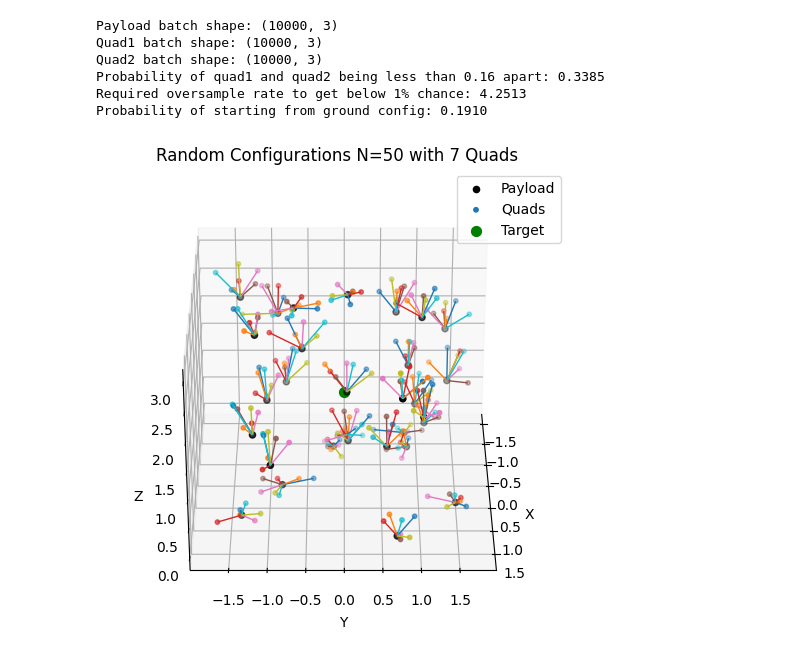
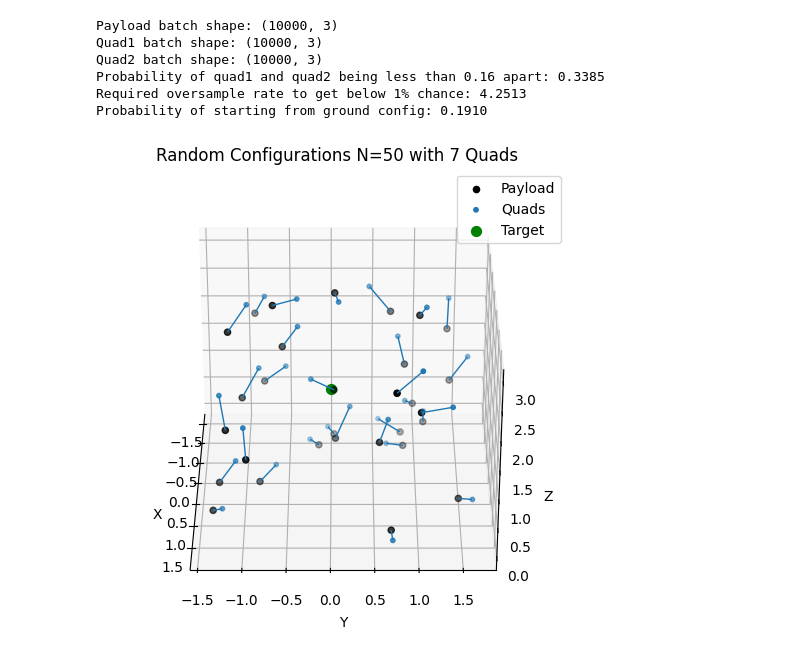
Before and after one commit to FLAIROx/JaxMARL, a Jupyter notebook: jaxmarl/environments/mabrax/randomization.ipynb, the cells around one changed output. Cells and saved outputs as stored; diff of their text form; code cells hidden in the pictures.

```diff
--- a/jaxmarl/environments/mabrax/randomization.ipynb
+++ b/jaxmarl/environments/mabrax/randomization.ipynb
@@ -540,7 +540,7 @@ def generate_configuration_batch(key, batch_size, num=3, cable_length=0.3):
 # ---------------------------------------------------------------------
 # Generate the filtered batch
 
-n = 7
+n = 1
 key = jax.random.PRNGKey(0)
 payload_final, quad_positions_final = generate_filtered_configuration_batch(key, batch_size=30, num=n, cable_length=0.5)
 
@@ -581,31 +581,31 @@ ax.scatter(xyz[:, 0], xyz[:, 1], xyz[:, 2],
 # Add colored lines connecting payloads to quads
 lc = Line3DCollection(segments, colors=quad_colors, linewidths=1)
 ax.add_collection(lc)
 
 # Plot the target.
 ax.scatter(target_pos[0], target_pos[1], target_pos[2],
            color='green', s=50, label='Target')
 
 ax.set_xlabel('X')
 ax.set_ylabel('Y')
 ax.set_zlabel('Z')
 ax.set_title('Random Configurations N=50 with 7 Quads')
 ax.legend()
 
 # ---------------------------------------------------------------------
 # Animation: Rotate the plot and export as a GIF
 
 def update_view(angle):
     ax.view_init(elev=30, azim=angle)
     return ax
 
 # Create an animation with 120 frames from 0 to 360 degrees.
 ani = animation.FuncAnimation(fig, update_view, frames=np.linspace(0, 360, 120),
                               interval=50, blit=False)
 
 # Save the animation as a GIF.
 ani.save("rotating_vectorized_plot.gif", writer="pillow", fps=20)
 
 plt.show()
 # %% [output]
-[figure, old version]
+[figure, new version]
```
Also changed, not shown: 3 other files.
